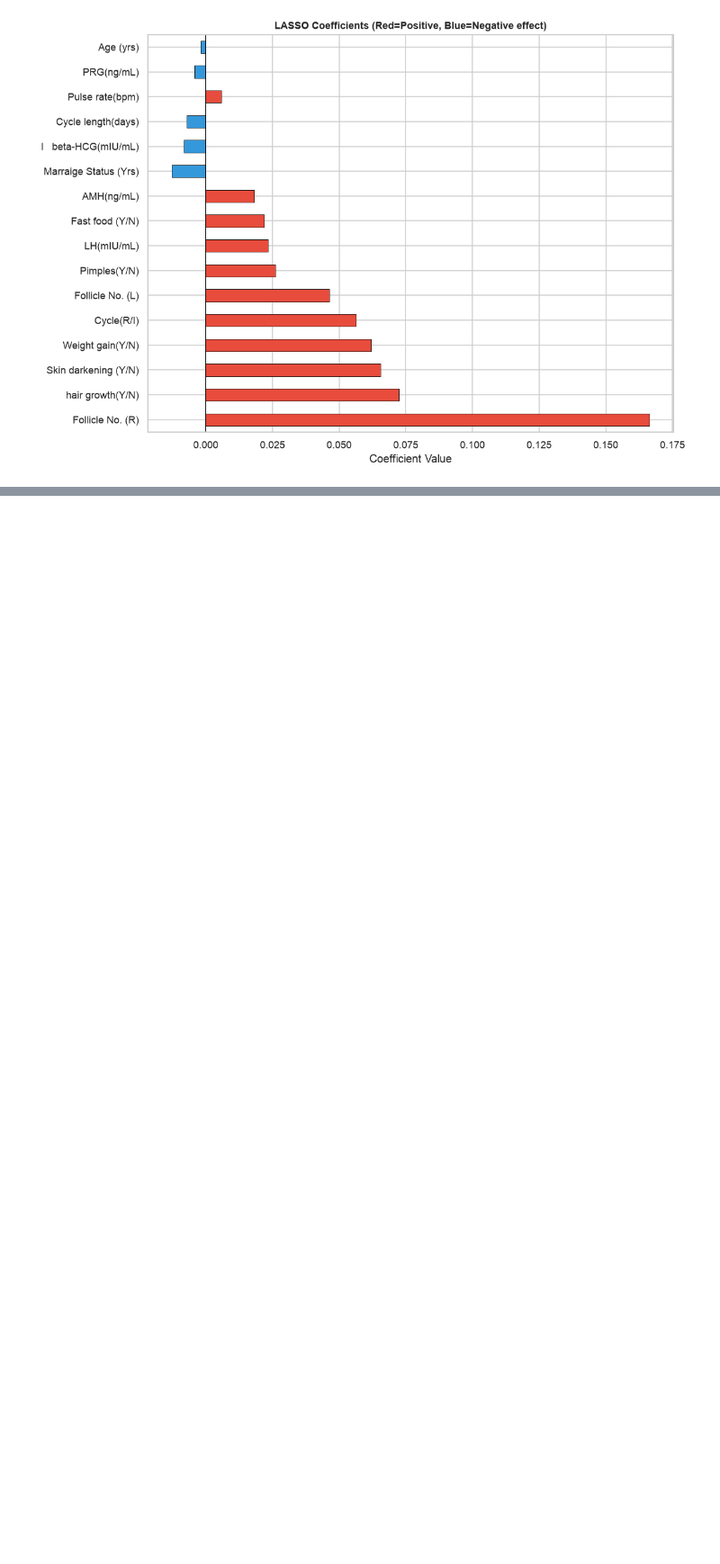
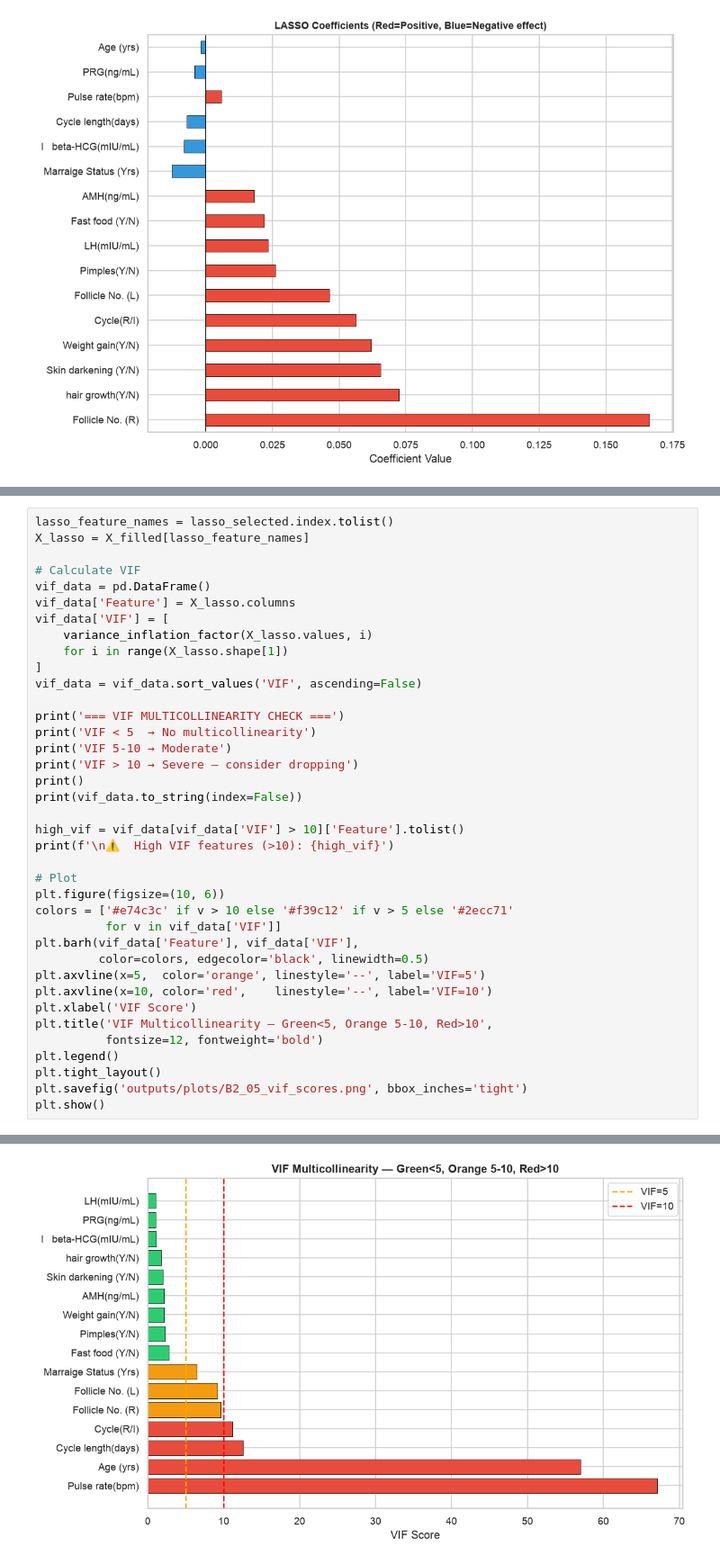
Before and after one commit to annnx7172-cell/PMOS_PROJECT, a Jupyter notebook: notebook/Block2_Preprocessing.ipynb, the cells around one changed output, grey strips where cells are left out. Shown at 90% size. Saved outputs shown, nothing was run; the diff lists cells and outputs as text; blank space fills up the shorter version.

Commit message:
Block 2 — VIF check done, final 13 features selected

```diff
--- a/notebook/Block2_Preprocessing.ipynb
+++ b/notebook/Block2_Preprocessing.ipynb
@@ -439,0 +442,39 @@ Age (yrs)               -0.002
+# %%
+lasso_feature_names = lasso_selected.index.tolist()
+X_lasso = X_filled[lasso_feature_names]
+
+# Calculate VIF
+vif_data = pd.DataFrame()
+vif_data['Feature'] = X_lasso.columns
+vif_data['VIF'] = [
+    variance_inflation_factor(X_lasso.values, i)
+    for i in range(X_lasso.shape[1])
+]
+vif_data = vif_data.sort_values('VIF', ascending=False)
+
+print('=== VIF MULTICOLLINEARITY CHECK ===')
+print('VIF < 5  → No multicollinearity')
+print('VIF 5-10 → Moderate')
+print('VIF > 10 → Severe — consider dropping')
+print()
+print(vif_data.to_string(index=False))
+
+high_vif = vif_data[vif_data['VIF'] > 10]['Feature'].tolist()
+print(f'\n⚠️  High VIF features (>10): {high_vif}')
+
+# Plot
+plt.figure(figsize=(10, 6))
+colors = ['#e74c3c' if v > 10 else '#f39c12' if v > 5 else '#2ecc71'
+          for v in vif_data['VIF']]
+plt.barh(vif_data['Feature'], vif_data['VIF'],
+         color=colors, edgecolor='black', linewidth=0.5)
+plt.axvline(x=5,  color='orange', linestyle='--', label='VIF=5')
+plt.axvline(x=10, color='red',    linestyle='--', label='VIF=10')
+plt.xlabel('VIF Score')
+plt.title('VIF Multicollinearity — Green<5, Orange 5-10, Red>10',
+          fontsize=12, fontweight='bold')
+plt.legend()
+plt.tight_layout()
+plt.savefig('outputs/plots/B2_05_vif_scores.png', bbox_inches='tight')
+plt.show()
+# %% [output]
@@ -439,0 +498 @@ Age (yrs)               -0.002
+[figure, added]
```
Also changed, not shown: parts of 4 cells of this notebook.
